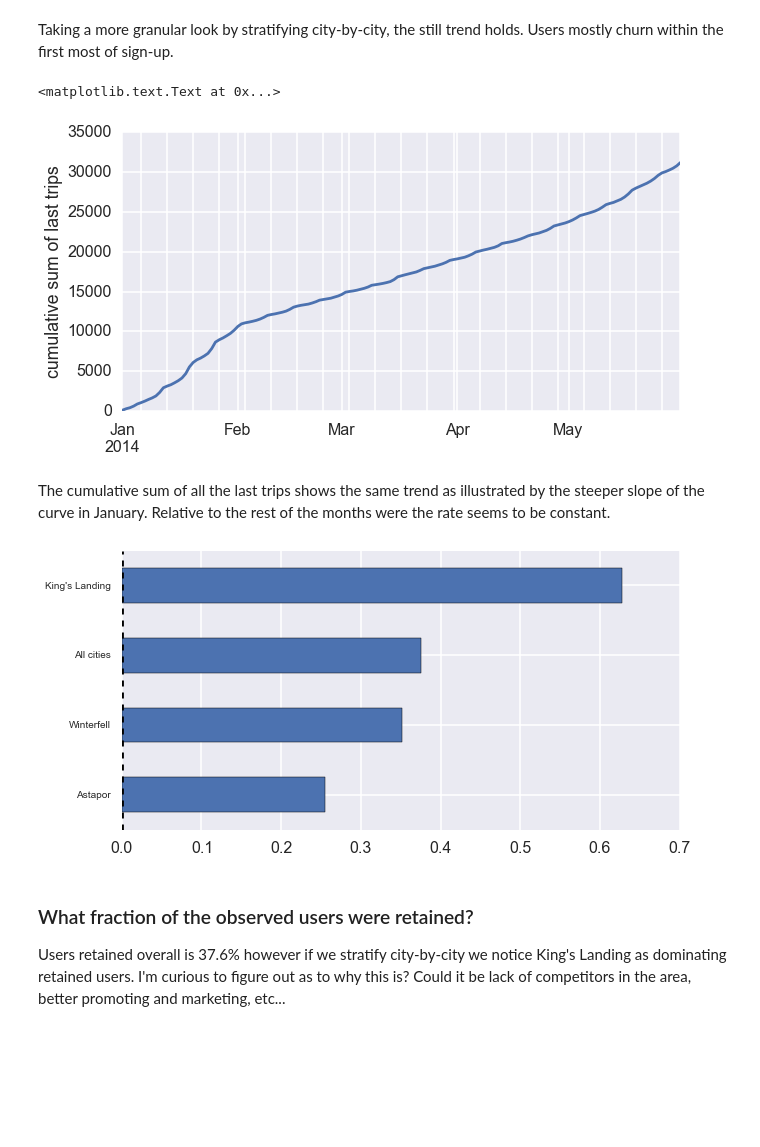
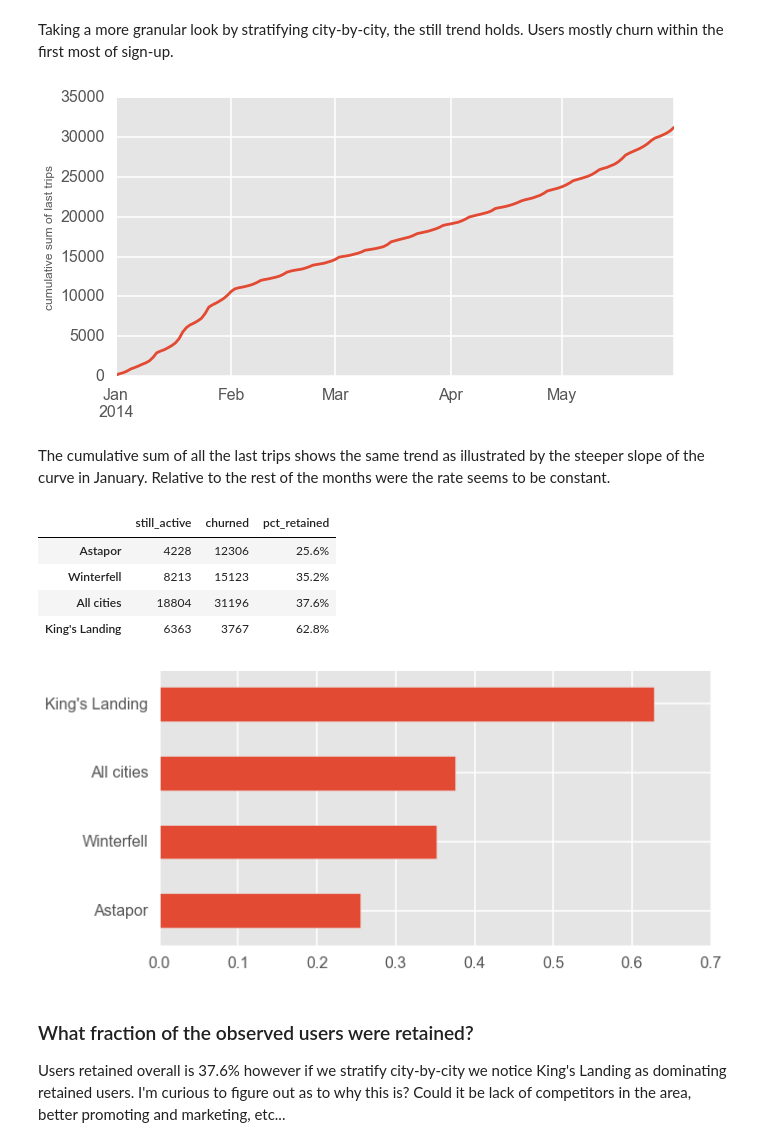
Before and after one commit to asharma567/analysis_of_cab_data, a Jupyter notebook: Analysis_of_click_data.ipynb, the cells around one changed output. Saved outputs shown, nothing was run; the diff lists cells and outputs as text; code cells hidden in the pictures; blank space fills up the shorter version.

```diff
--- a/Analysis_of_click_data.ipynb
+++ b/Analysis_of_click_data.ipynb
@@ -11,8 +27,12 @@ from sklearn.ensemble import RandomForestClassifier
 from sklearn.preprocessing import StandardScaler
 import matplotlib.pyplot as plt
 import seaborn as sns
-sns.set_context("poster")
+plt.style.use('ggplot')
+# sns.set_context("poster")
 %pylab inline
+
+import warnings
+warnings.filterwarnings('ignore')
 # %% [output]
 Populating the interactive namespace from numpy and matplotlib
 # %% [markdown]
@@ -180,28 +218,32 @@ Taking a more granular look by stratifying city-by-city, the still trend holds.
 churned_cohort.last_trip_date.value_counts().sort_index().cumsum().plot()
 ylabel('cumulative sum of last trips');
 # %% [output]
-<matplotlib.text.Text at 0x...>
-[figure, old version]
+[figure, new version]
 # %% [markdown]
 The cumulative sum of all the last trips shows the same trend as illustrated by the steeper slope of the curve in January. Relative to the rest of the months were the rate seems to be constant.
 # %%
 df_concated = pd.concat([still_active_cohort.city.value_counts(), churned_cohort.city.value_counts()], axis=1)
-df_concated.rename(columns={0:'still_active', 1:'churned'}, inplace=True)
+df_concated.columns = ['still_active', 'churned']
 
 df_temp = pd.DataFrame({'All cities':(df_concated['still_active'].sum(),df_concated['churned'].sum())}).T
 df_temp.rename(columns={1:'churned', 0:'still_active'}, inplace=True)
 df_concated = pd.concat([df_concated, df_temp], axis=0)
 
 df_concated['pct_retained'] = df_concated['still_active'] / (df_concated['churned'] +  df_concated['still_active'])
 df_concated.sort(columns='pct_retained', inplace=True)
 
 df_concated['pct_retained'].plot(kind='barh')
 
 #formatting
 df_concated['pct_retained'] = df_concated['pct_retained'].apply(lambda x: str(round(x,3) * 100) + '%' )
 df_concated
 # %% [output]
+|  | still_active | churned | pct_retained |
+| Astapor | 4228 | 12306 | 25.6% |
+| Winterfell | 8213 | 15123 | 35.2% |
+| All cities | 18804 | 31196 | 37.6% |
+| King's Landing | 6363 | 3767 | 62.8% |
-[figure, old version]
+[figure, new version]
 # %% [markdown]
 ### What fraction of the observed users were retained?
 
```
Also changed, not shown: parts of 28 cells of this notebook.
